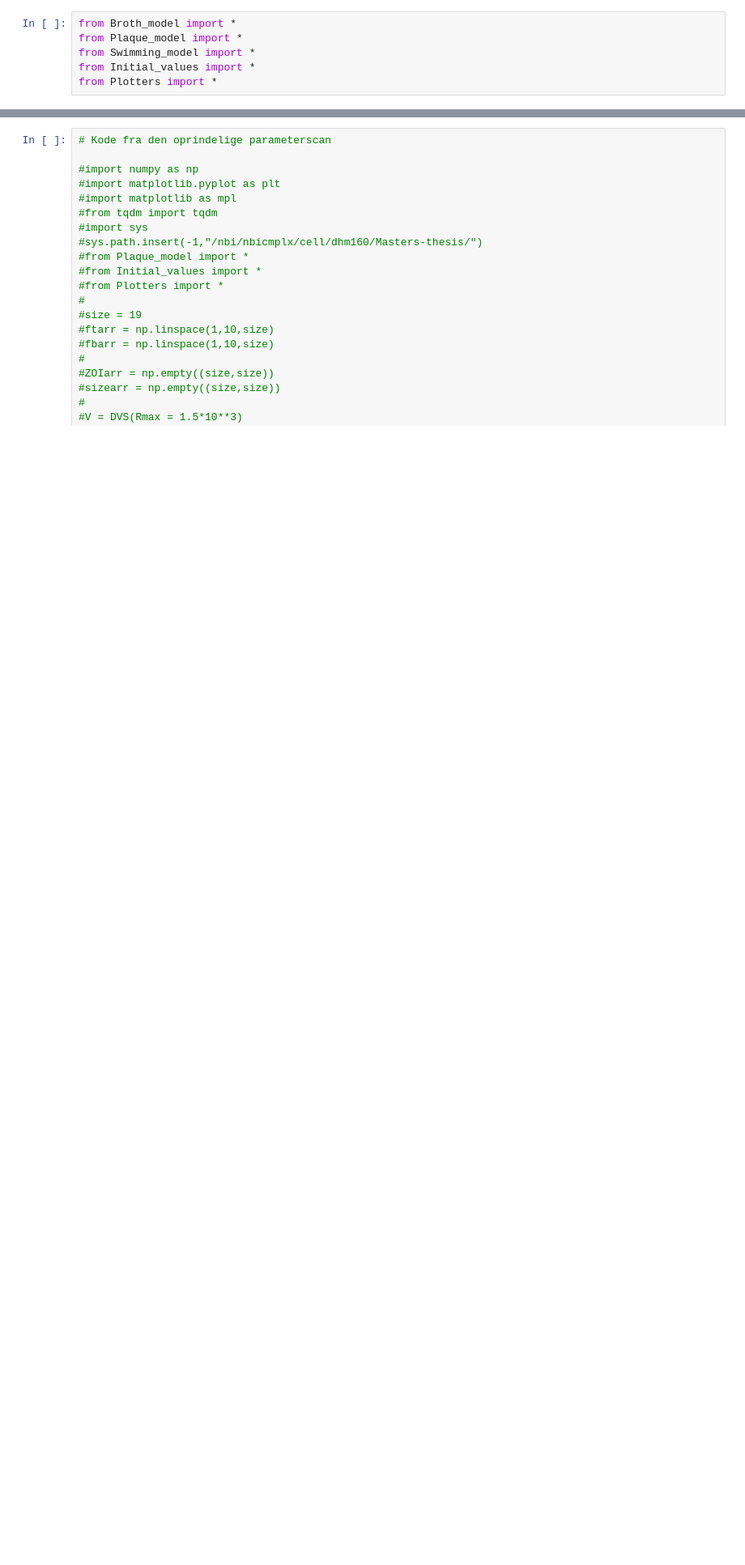
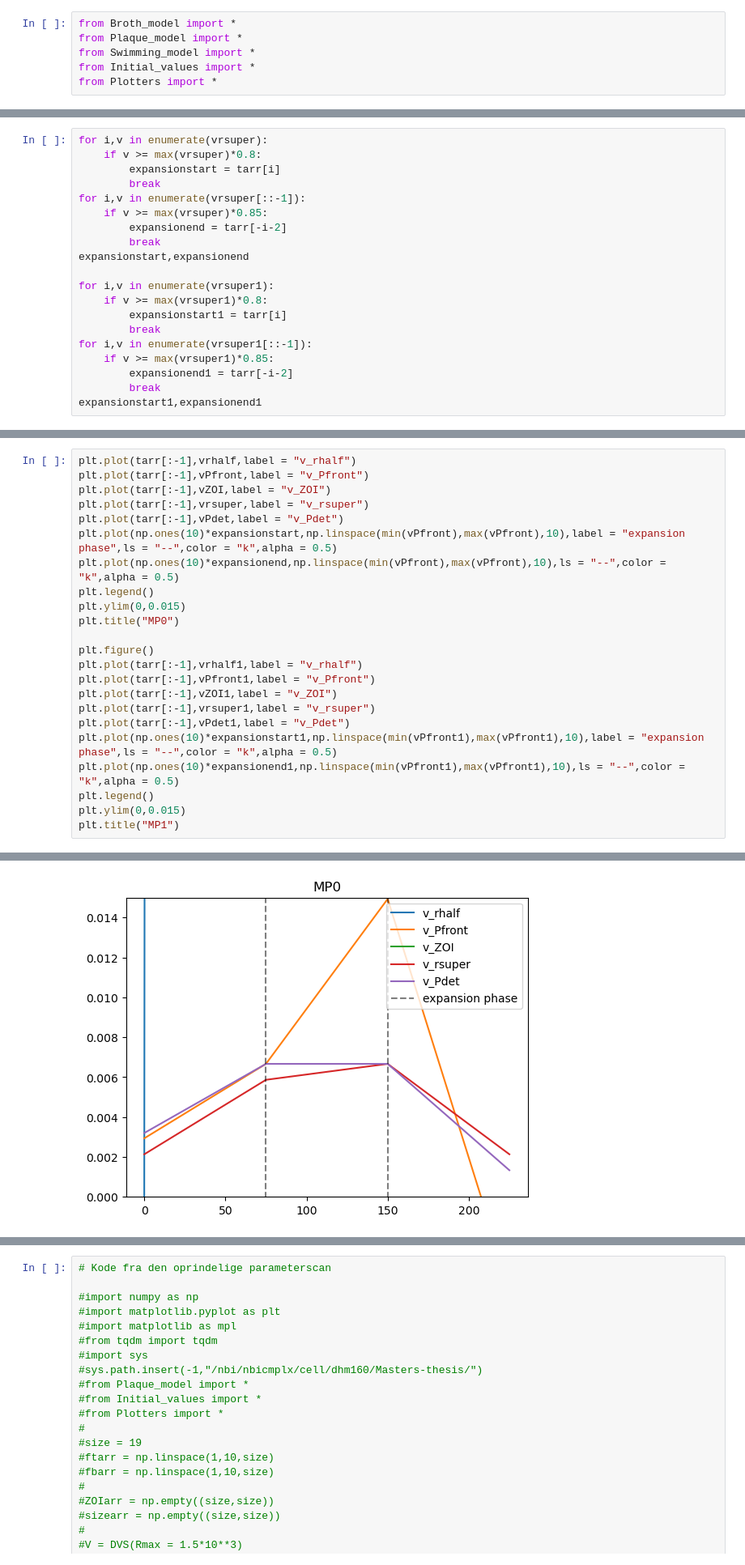
Before and after one commit to UlrikHvid/Competitive-advantages-of-T-even-phage-lysis-inhibition-in-response-to-secondary-infection, a Jupyter notebook: Figs_1-3.ipynb, the cells around one changed output, grey strips where cells are left out. Shown at 81% size. Saved outputs shown, nothing was run; the diff lists cells and outputs as text; blank space fills up the shorter version.

```diff
--- a/Figs_1-3.ipynb
+++ b/Figs_1-3.ipynb
@@ -103,0 +217,20 @@ GifGenerator(simP,savetimes,VP,"MP0",f"MP0",ylim = (0.001,20),legendloc = "upper
+# %%
+for i,v in enumerate(vrsuper):
+    if v >= max(vrsuper)*0.8:
+        expansionstart = tarr[i]
+        break
+for i,v in enumerate(vrsuper[::-1]):
+    if v >= max(vrsuper)*0.85:
+        expansionend = tarr[-i-2]
+        break
+expansionstart,expansionend
+
+for i,v in enumerate(vrsuper1):
+    if v >= max(vrsuper1)*0.8:
+        expansionstart1 = tarr[i]
+        break
+for i,v in enumerate(vrsuper1[::-1]):
+    if v >= max(vrsuper1)*0.85:
+        expansionend1 = tarr[-i-2]
+        break
+expansionstart1,expansionend1
@@ -103,0 +239,24 @@ GifGenerator(simP,savetimes,VP,"MP0",f"MP0",ylim = (0.001,20),legendloc = "upper
+# %%
+plt.plot(tarr[:-1],vrhalf,label = "v_rhalf")
+plt.plot(tarr[:-1],vPfront,label = "v_Pfront")
+plt.plot(tarr[:-1],vZOI,label = "v_ZOI")
+plt.plot(tarr[:-1],vrsuper,label = "v_rsuper")
+plt.plot(tarr[:-1],vPdet,label = "v_Pdet")
+plt.plot(np.ones(10)*expansionstart,np.linspace(min(vPfront),max(vPfront),10),label = "expansion phase",ls = "--",color = "k",alpha = 0.5)
+plt.plot(np.ones(10)*expansionend,np.linspace(min(vPfront),max(vPfront),10),ls = "--",color = "k",alpha = 0.5)
+plt.legend()
+plt.ylim(0,0.015)
+plt.title("MP0")
+
+plt.figure()
+plt.plot(tarr[:-1],vrhalf1,label = "v_rhalf")
+plt.plot(tarr[:-1],vPfront1,label = "v_Pfront")
+plt.plot(tarr[:-1],vZOI1,label = "v_ZOI")
+plt.plot(tarr[:-1],vrsuper1,label = "v_rsuper")
+plt.plot(tarr[:-1],vPdet1,label = "v_Pdet")
+plt.plot(np.ones(10)*expansionstart1,np.linspace(min(vPfront1),max(vPfront1),10),label = "expansion phase",ls = "--",color = "k",alpha = 0.5)
+plt.plot(np.ones(10)*expansionend1,np.linspace(min(vPfront1),max(vPfront1),10),ls = "--",color = "k",alpha = 0.5)
+plt.legend()
+plt.ylim(0,0.015)
+plt.title("MP1")
+# %% [output]
@@ -103,0 +264 @@ GifGenerator(simP,savetimes,VP,"MP0",f"MP0",ylim = (0.001,20),legendloc = "upper
+[figure, added]
```
Also changed, not shown: parts of 13 cells of this notebook, 5 other files.
